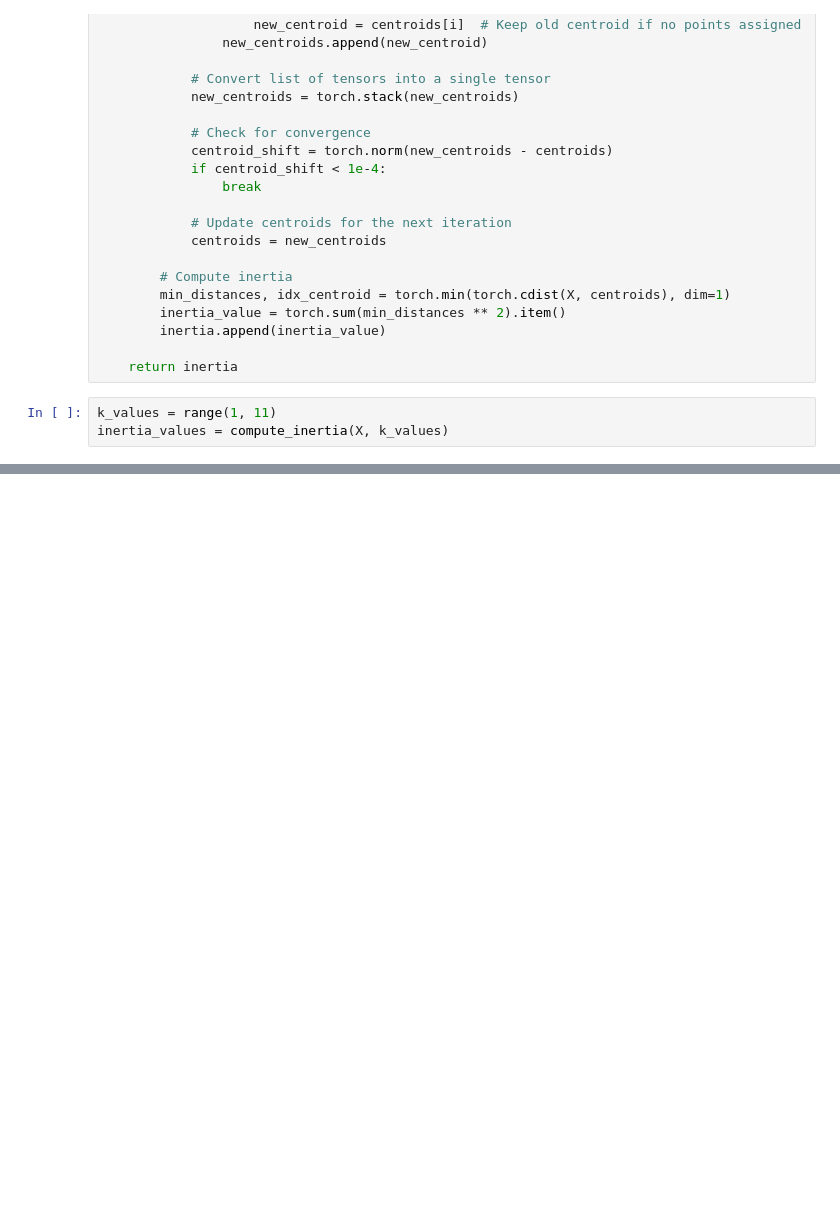
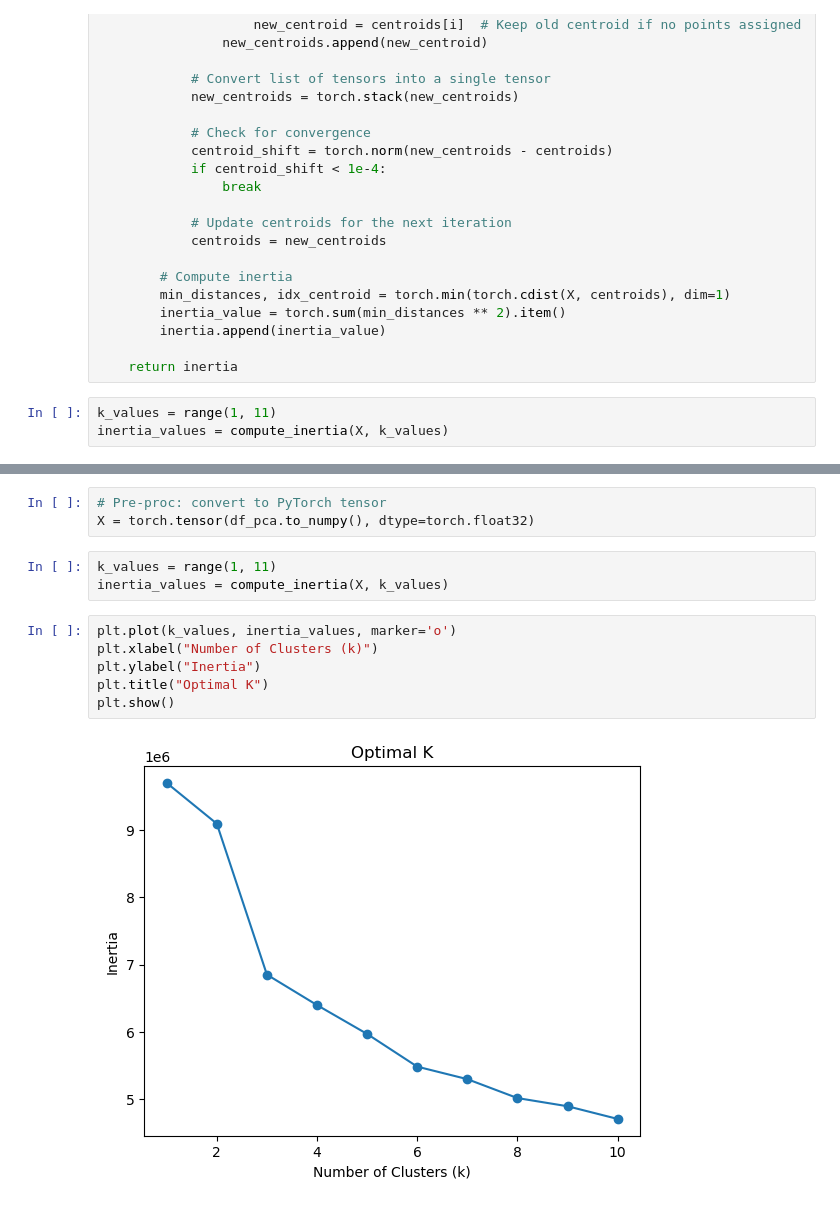
Before and after one commit to NicoCereghini/DSC-288R---Spotify-Capstone-Project, a Jupyter notebook: src/notebooks/k-means.ipynb, the cells around one changed output, grey strips where cells are left out. Cells and saved outputs as stored; diff of their text form; blank space fills up the shorter version.

```diff
--- a/src/notebooks/k-means.ipynb
+++ b/src/notebooks/k-means.ipynb
@@ -384,0 +462,14 @@ df["cluster"] = labels.numpy()
+# %%
+# Pre-proc: convert to PyTorch tensor
+X = torch.tensor(df_pca.to_numpy(), dtype=torch.float32)
+# %%
+k_values = range(1, 11)
+inertia_values = compute_inertia(X, k_values)
+# %%
+plt.plot(k_values, inertia_values, marker='o')
+plt.xlabel("Number of Clusters (k)")
+plt.ylabel("Inertia")
+plt.title("Optimal K")
+plt.show()
+# %% [output]
+[figure, added]
```
Also changed, not shown: parts of 14 cells of this notebook.
